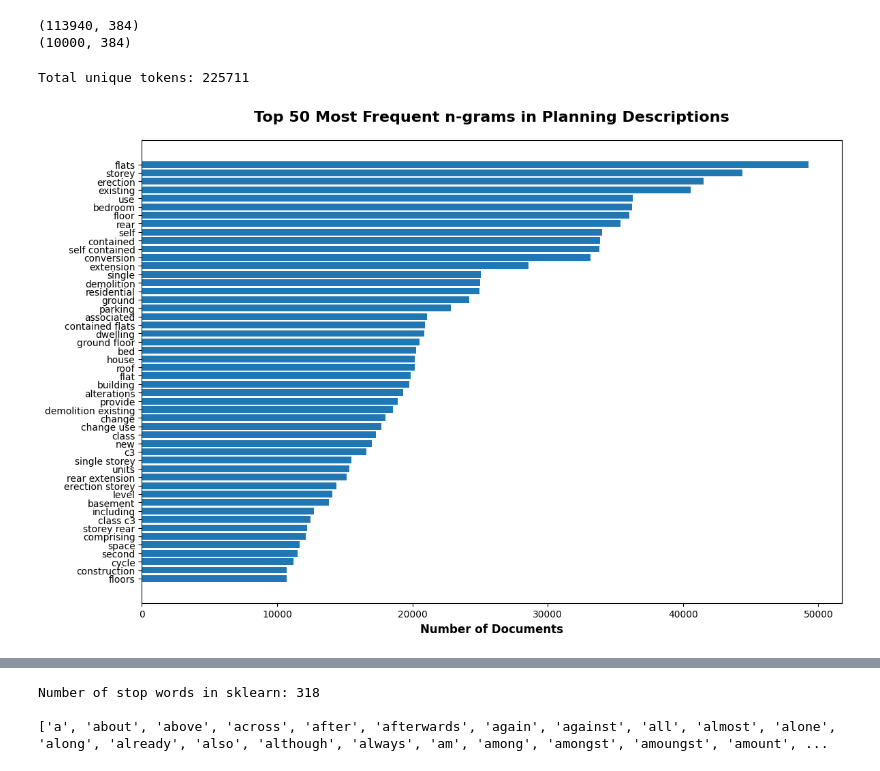
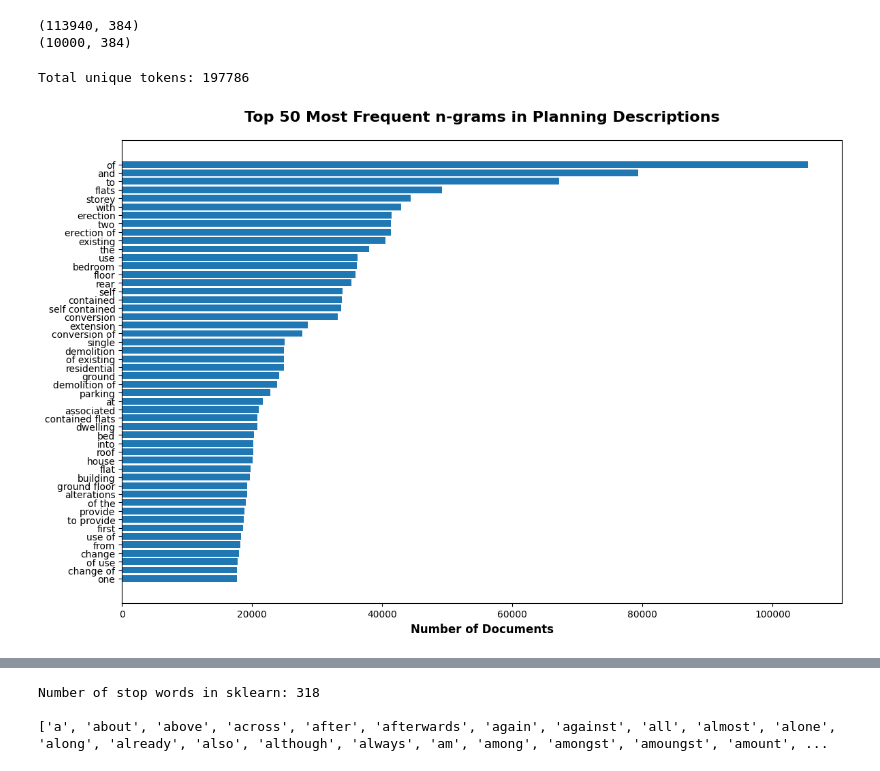
Before and after one commit to wbwhaha/NLP_Gentrification_London_Prediction, a Jupyter notebook: Code/5_1_NLP Model Input Preparation.ipynb, the cells around one changed output, grey strips where cells are left out. Saved outputs shown, nothing was run; the diff lists cells and outputs as text; code cells hidden in the pictures.

Commit message:
update text cleaning

```diff
--- a/Code/5_1_NLP Model Input Preparation.ipynb
+++ b/Code/5_1_NLP Model Input Preparation.ipynb
@@ -105,17 +105,30 @@ At the first stage, just simply clean up the data format.
 import re
 
 def clean_text_basic(text):
-    # Remove line breaks and other control characters
-    text = re.sub(r"[\r\n\t]+", " ", text)
+    # Remove newline characters and everything after (keep only the first paragraph)
+    text = re.sub(r"\n.*", "", text)
 
-    # Merge multiple spaces
+    # Remove control characters like carriage returns and tabs
+    text = re.sub(r"[\r\t]+", " ", text)
+
+    # Normalize expressions like "4 x one-bedroom" to "4-x-one-bedroom"
+    text = re.sub(r"(\d+)\s*x\s*([a-zA-Z0-9\-]+)", r"\1-x-\2", text, flags=re.IGNORECASE)
+
+    # Merge multiple spaces into one
     text = re.sub(r"\s{2,}", " ", text)
 
+    # Trim leading and trailing whitespace
     text = text.strip()
 
-    # If the end of the test is not punctuation (.?!), add a period
-    if text and text[-1] not in ".?!":
+    # If ends with English closing bracket, keep it and add a period
+    if re.search(r"[)\]\}]$", text):
         text += "."
+    else:
+        # Otherwise, clean trailing punctuation and ensure proper sentence end
+        text = re.sub(r"[.?!]+$|[;:,\-–—]+$|[^a-zA-Z0-9\s\)\]\}]+$", "", text).strip()
+        if text:
+            text += "."
+
 
     return text
 
@@ -151,38 +167,38 @@ from sklearn.feature_extraction.text import CountVectorizer
 
 # Create a CountVectorizer to extract unigrams and bigrams, excluding English stopwords
 vectorizer = CountVectorizer(
-    stop_words='english',
+    # stop_words='english',
     ngram_range=(1, 2)  # Extract both unigrams and bigrams
 )
 
 # Generate the document-term matrix (rows = documents, columns = n-grams)
 X = vectorizer.fit_transform(docs_origin)
 
 # Get the list of extracted n-grams
 ngrams = vectorizer.get_feature_names_out()
 
 print("Total unique tokens:", len(ngrams))
 
 # Compute document frequency for each n-gram
 doc_freq = (X > 0).sum(axis=0).A1  # .A1 flattens the sparse matrix to a 1D array
 
 # Create a DataFrame containing n-grams and their corresponding document frequencies
 df_freq = pd.DataFrame({
     'ngram': ngrams,
     'doc_freq': doc_freq
 })
 
 # Sort by document frequency and select the top 50 most frequent n-grams
 df_freq_sorted = df_freq.sort_values(by='doc_freq', ascending=False).head(50)
 
 # Visualize the top 50 n-grams using a horizontal bar chart
 plt.figure(figsize=(12, 8))
 plt.barh(df_freq_sorted['ngram'][::-1], df_freq_sorted['doc_freq'][::-1])  # Reverse for top-down order
 plt.xlabel("Number of Documents", fontsize=12, fontweight='bold')
 plt.title("Top 50 Most Frequent n-grams in Planning Descriptions", fontsize=16, fontweight='bold', pad=20)
 plt.tight_layout()
 plt.show()
 # %% [output]
-Total unique tokens: 225711
+Total unique tokens: 197786
-[figure, old version]
+[figure, new version]
 # %%
```
Also changed, not shown: parts of 2 cells of this notebook.
